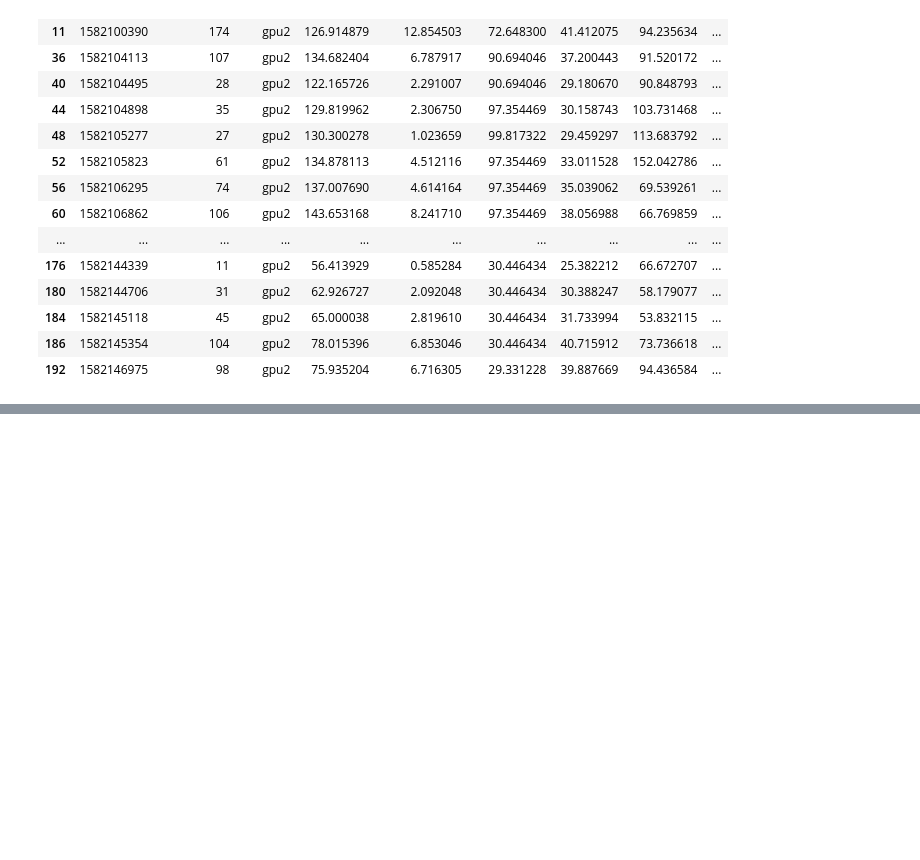
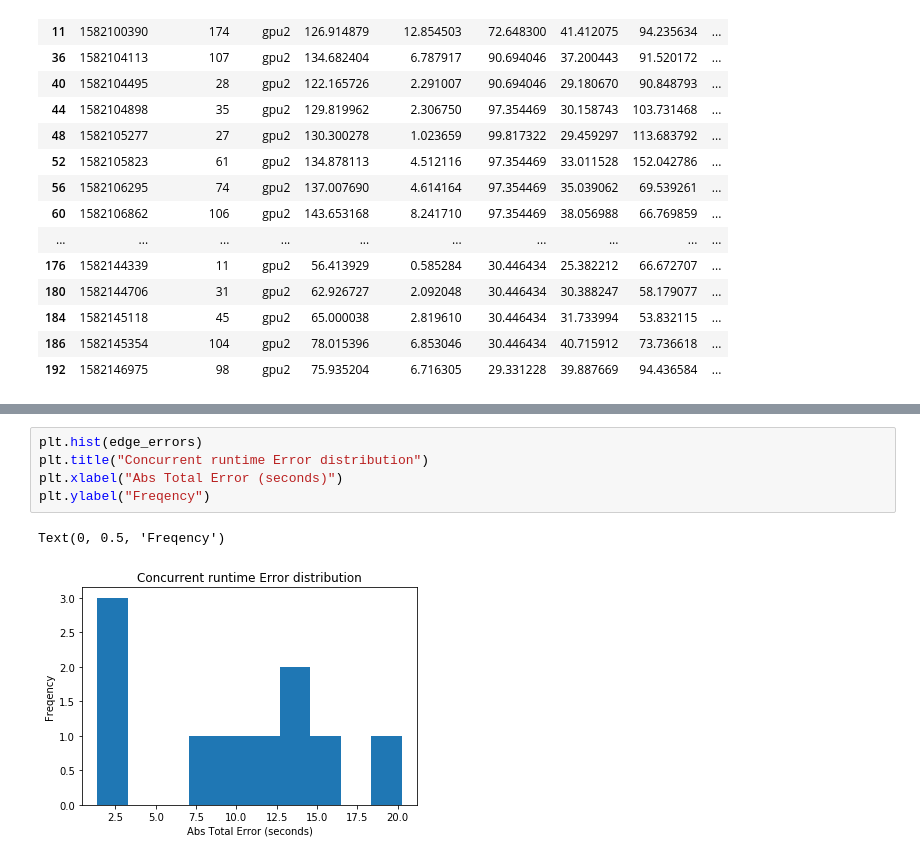
Before and after one commit to Heronalps/STOIC, a Jupyter notebook: jupyter/Scheduling Analysis.ipynb, the cells around one changed output, grey strips where cells are left out. Cells and saved outputs as stored; diff of their text form; blank space fills up the shorter version.

```diff
--- a/jupyter/Scheduling Analysis.ipynb
+++ b/jupyter/Scheduling Analysis.ipynb
@@ -329,0 +473,8 @@ df_gpu2
+# %%
+plt.hist(edge_errors)
+plt.title("Concurrent runtime Error distribution")
+plt.xlabel("Abs Total Error (seconds)")
+plt.ylabel("Freqency")
+# %% [output]
+Text(0, 0.5, 'Freqency')
+[figure, added]
```
Also changed, not shown: parts of 24 cells of this notebook, 9 other files.
